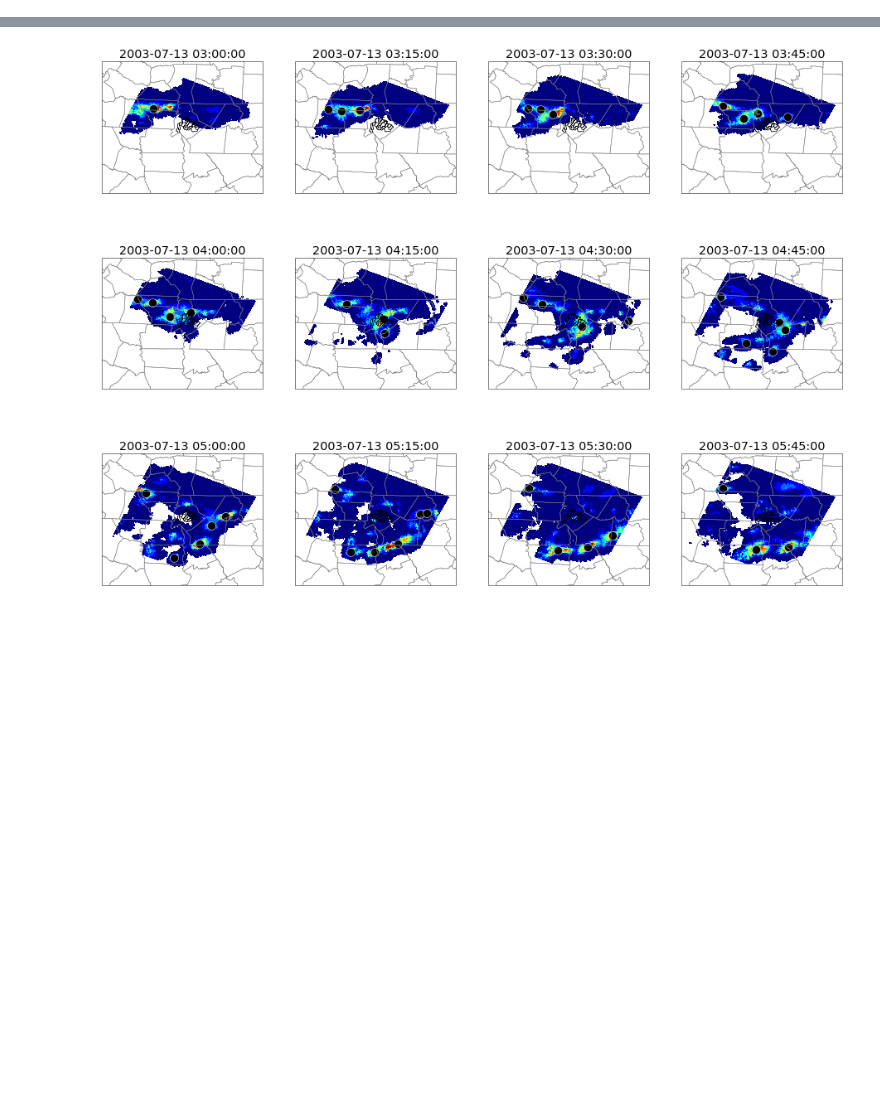
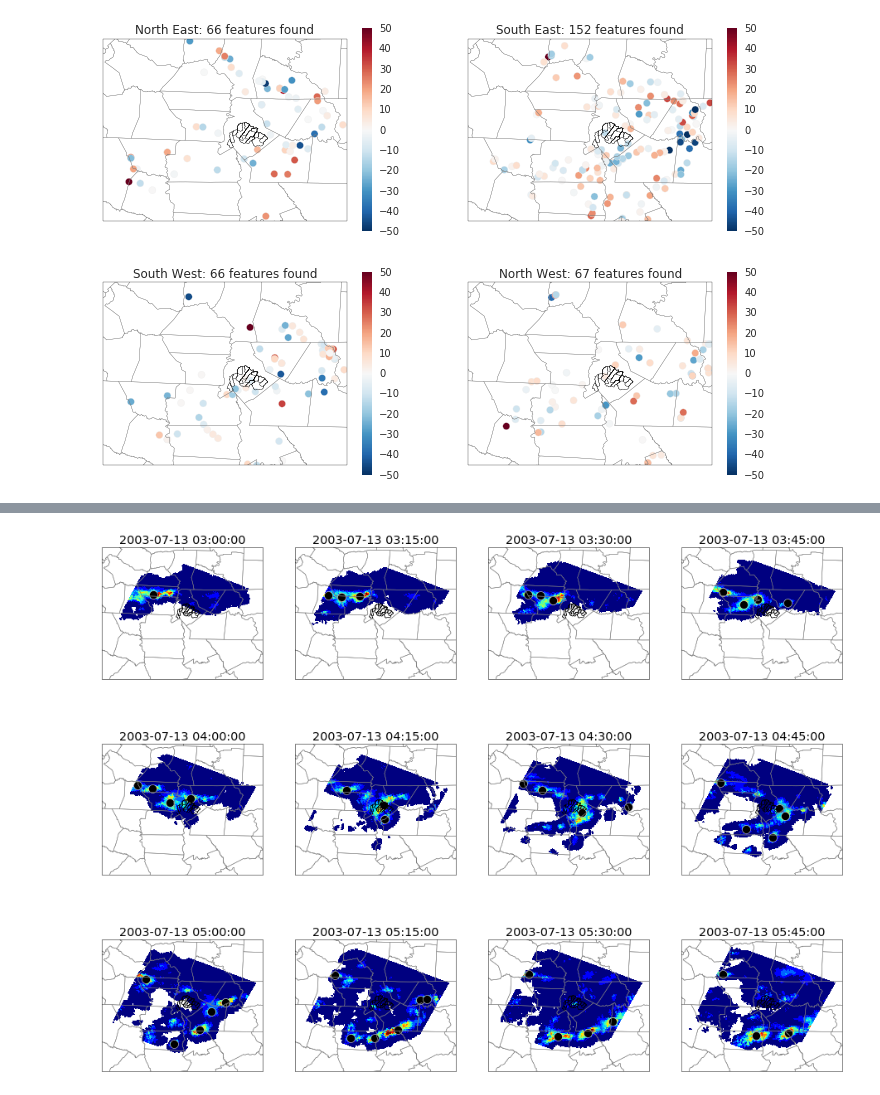
Before and after one commit to jsignell/radar-tools, a Jupyter notebook: Using SpatialVx in Python.ipynb, the cells around one changed output, grey strips where cells are left out. Cells and saved outputs as stored; diff of their text form; code cells hidden in the pictures; blank space fills up the shorter version.

```diff
--- a/Using SpatialVx in Python.ipynb
+++ b/Using SpatialVx in Python.ipynb
@@ -99,0 +85,28 @@ dtype: float64
+# %%
+n=1
+plt.figure(figsize=(12,8))
+for b in [ne, se, sw, nw]:
+    bool_array = (p[:,:,'Bearing']>b[0]) & (p[:,:,'Bearing']<b[1])
+    lon=p[:,:,'centroidX'][bool_array].stack().values
+    lat=p[:,:,'centroidY'][bool_array].stack().values
+    j=[]
+    ifeats = np.where(bool_array.values)[0]
+    its = np.where(bool_array.values)[1]
+    for ifeat, it in zip(ifeats, its):
+        try:
+            nfeat = p[it,ifeat,:].Forecast-1
+            j0 = p[it,ifeat,'Intensity0.9']# p[it,ifeat,'area'] * (p[it,ifeat,'Intensity0.25']) + p[it,ifeat,'Intensity0.9'])
+            j1 = p[it+1,nfeat,'Intensity0.9'] #* (p[it,nfeat,'Intensity0.25'])# + p[it,nfeat,'Intensity0.9'])
+            j.append(j1-j0)
+        except:
+            j.append(0)
+    ax = plt.subplot(2, 2, n, projection=ccrs.PlateCarree())
+    ax.add_geometries(basins, ccrs.PlateCarree(), edgecolor='black', facecolor='None')
+    ax.add_geometries(county, ccrs.PlateCarree(), edgecolor='gray', facecolor='None')
+    ax.set_extent(large_extent, ccrs.PlateCarree())
+    scat = ax.scatter(x=lon, y=lat, c=j,s=50, vmin=-50, vmax=50, cmap='RdBu_r')
+    plt.colorbar(scat, ax=ax)
+    ax.set_title('{direction}: {k} features found'.format(direction=b[2], k=len(lon)))
+    n+=1
+# %% [output]
+[figure, added]
```
Also changed, not shown: parts of 11 cells of this notebook.
